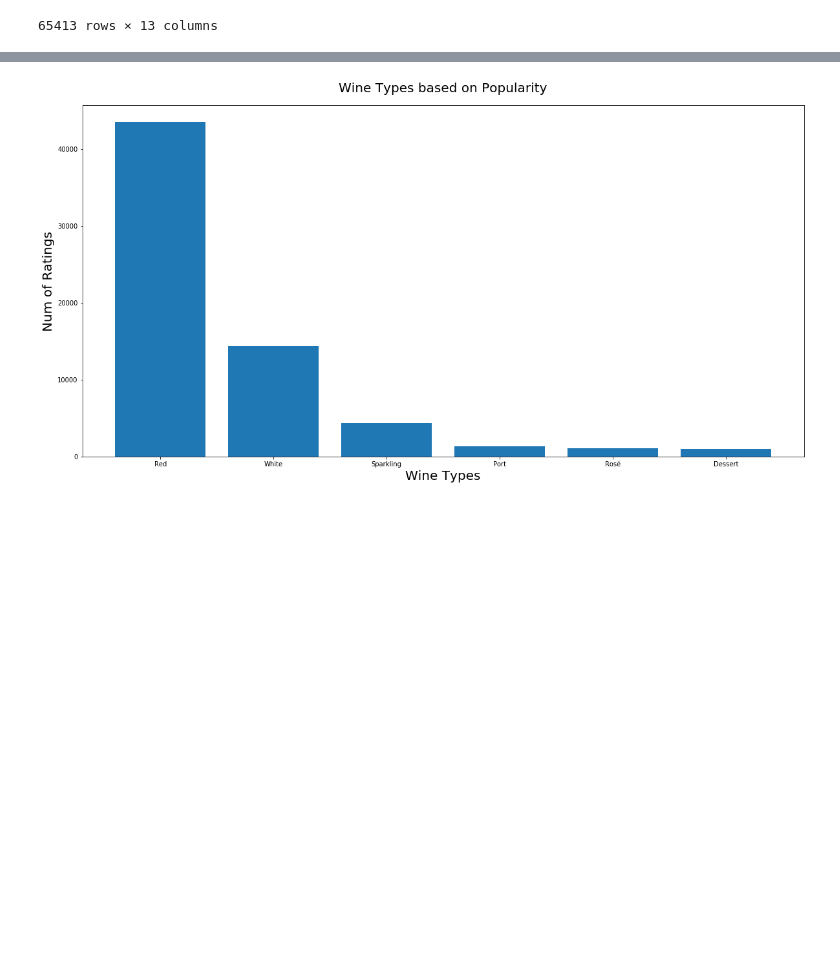
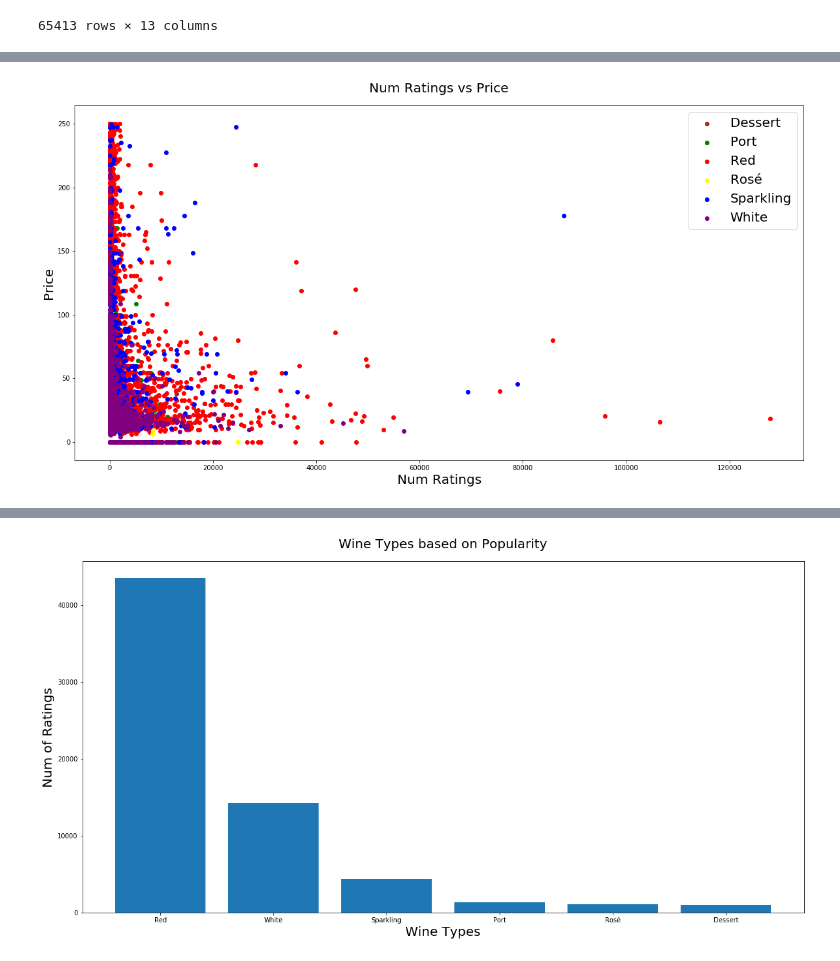
Before and after one commit to yueweng/wine-predictions, a Jupyter notebook: capstone.ipynb, the cells around one changed output, grey strips where cells are left out. Cells and saved outputs as stored; diff of their text form; code cells hidden in the pictures; blank space fills up the shorter version.

```diff
--- a/capstone.ipynb
+++ b/capstone.ipynb
@@ -62,0 +58,3 @@ memory usage: 6.5+ MB
+# %%
+type_df = wine_df.groupby(['type']).agg({'ratings': 'mean', 'num_ratings': 'sum', 'price': 'mean'}).reset_index()
+type_df.sort_values(by=['price'], ascending=False)
@@ -64,3 +70,21 @@ memory usage: 6.5+ MB
 wine.fill_null_value('price')
 # %%
 wine.fill_null_value('vintage')
+# %%
+import matplotlib.pyplot as plt
+unique_type = type_df['type'].unique()
+color = ['brown', 'green', 'red', 'yellow', 'blue', 'purple']
+fig, ax = plt.subplots(figsize=[20,10])
+
+for idx, ty in enumerate(unique_type):
+    uniq_type_df = wine_df[wine_df['type'] == ty]
+    ax.scatter(uniq_type_df['num_ratings'], uniq_type_df['price'], label=ty, color=color[idx])
+plt.legend(fontsize=20)
+
+ax.set_title('Num Ratings vs Price', fontsize=20, pad=20)
+ax.set_xlabel('Num Ratings', fontsize=20)
+ax.set_ylabel('Price', fontsize=20)
+
+plt.savefig('images/num_ratings_price.png')
+# %% [output]
+[figure, added]
```
Also changed, not shown: parts of 38 cells of this notebook, 28 other files.
